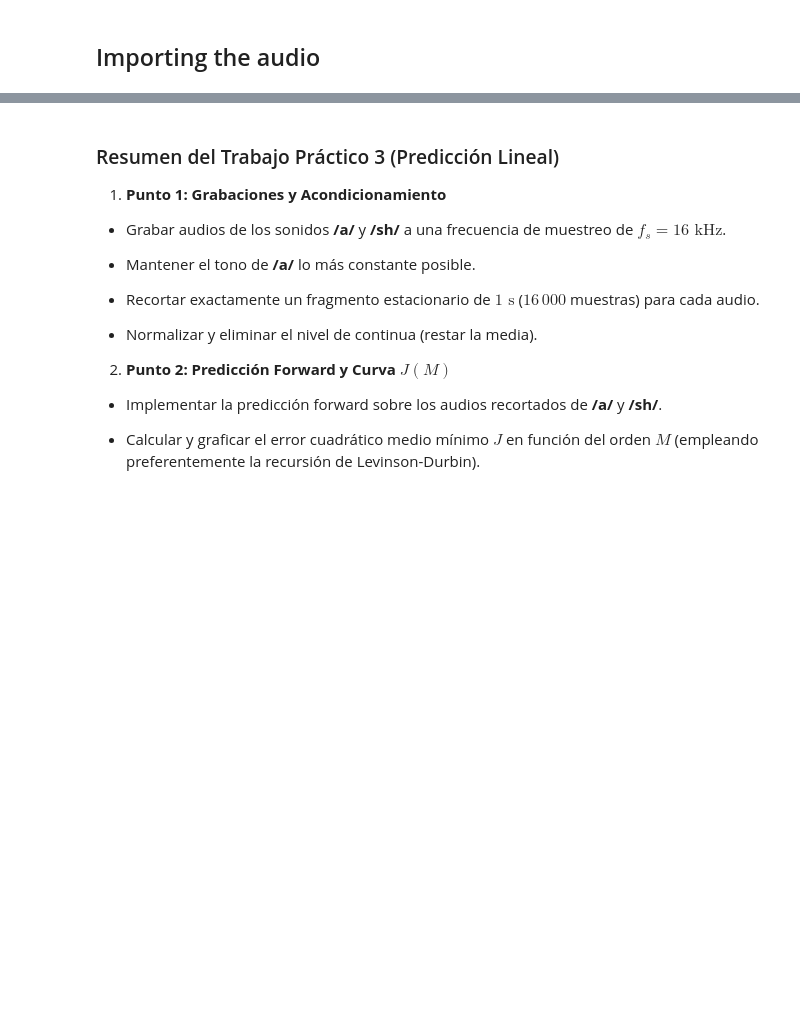
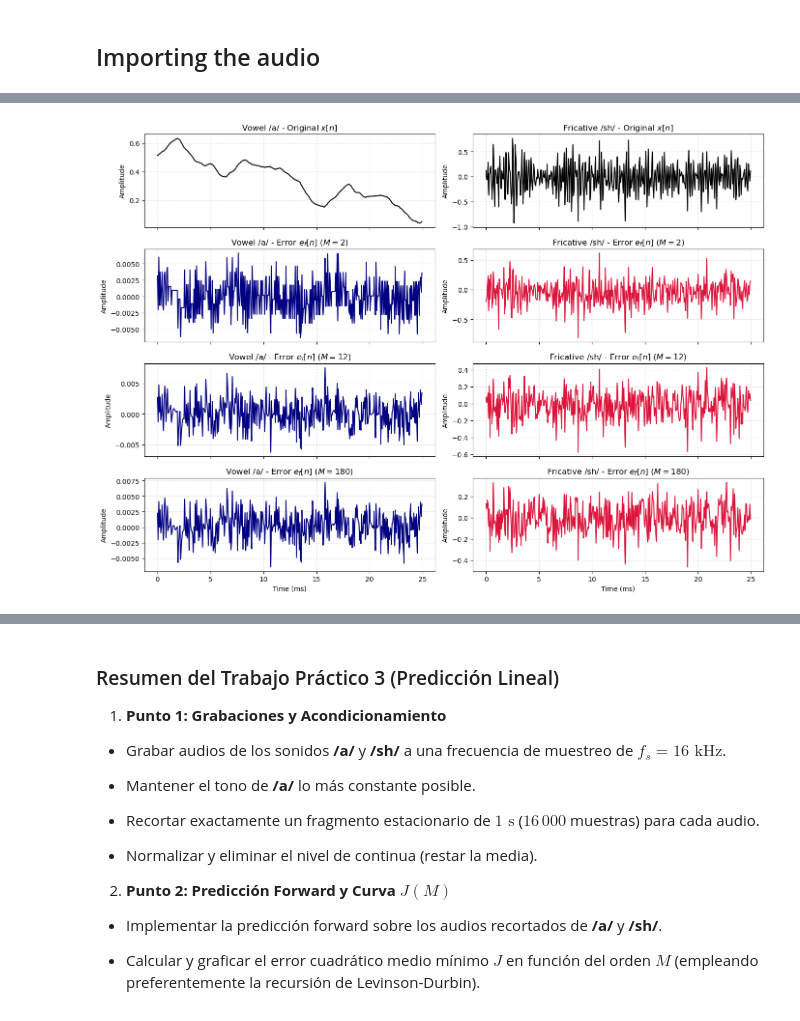
Before and after one commit to ItoRalde/TP3-Proc-Adaptivo-de-se-ales, a Jupyter notebook: TP3_updated.ipynb, the cells around one changed output, grey strips where cells are left out. Cells and saved outputs as stored; diff of their text form; code cells hidden in the pictures; blank space fills up the shorter version.

```diff
--- a/TP3_updated.ipynb
+++ b/TP3_updated.ipynb
@@ -54,0 +140,43 @@ Long recording:
+# %%
+# Compute residuals across operational regimes
+orders = [2, 12, 180]
+ef_a = {M: compute_prediction_error(a, a_dict_a[M]) for M in orders}
+ef_sh = {M: compute_prediction_error(sh, a_dict_sh[M]) for M in orders}
+
+# Plot a stationary 25 ms segment (400 samples)
+time_window = np.arange(400) / fs * 1000  # ms
+start_sample = 4000  # sample offset within steady state
+
+fig, axes = plt.subplots(4, 2, figsize=(14, 10), sharex=True)
+
+# Vowel /a/ column
+axes[0, 0].plot(time_window, a[start_sample : start_sample + 400], color="black")
+axes[0, 0].set_title("Vowel /a/ - Original $x[n]$")
+for i, M in enumerate(orders):
+    axes[i + 1, 0].plot(
+        time_window, ef_a[M][start_sample : start_sample + 400], color="navy"
+    )
+    axes[i + 1, 0].set_title(f"Vowel /a/ - Error $e_f[n]$ ($M={M}$)")
+
+# Fricative /sh/ column
+axes[0, 1].plot(
+    time_window, sh[start_sample : start_sample + 400], color="black"
+)
+axes[0, 1].set_title("Fricative /sh/ - Original $x[n]$")
+for i, M in enumerate(orders):
+    axes[i + 1, 1].plot(
+        time_window, ef_sh[M][start_sample : start_sample + 400], color="crimson"
+    )
+    axes[i + 1, 1].set_title(f"Fricative /sh/ - Error $e_f[n]$ ($M={M}$)")
+
+for ax in axes.flatten():
+    ax.grid(True, linestyle=":", alpha=0.6)
+    ax.set_ylabel("Amplitude")
+
+axes[-1, 0].set_xlabel("Time (ms)")
+axes[-1, 1].set_xlabel("Time (ms)")
+
+plt.tight_layout()
+plt.show()
+# %% [output]
+[figure, added]
```
Also changed, not shown: parts of 11 cells of this notebook.
